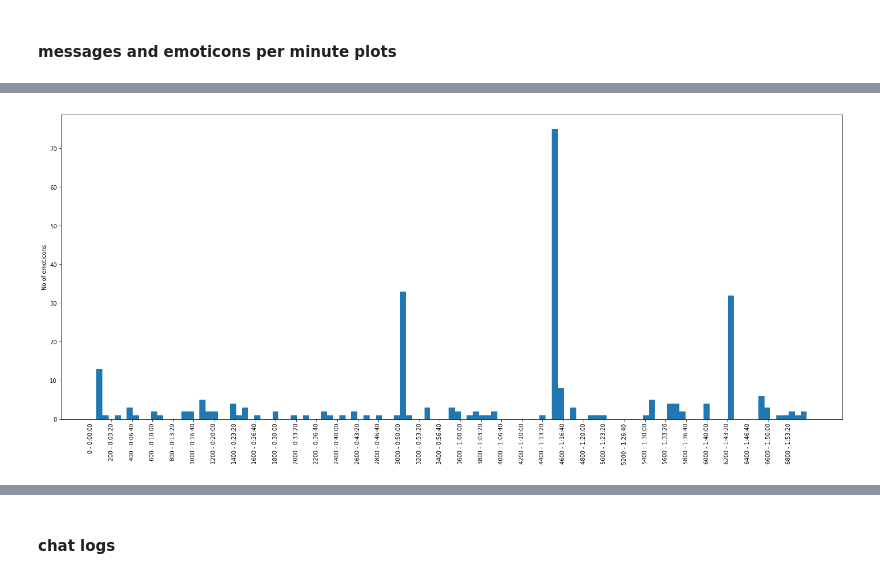
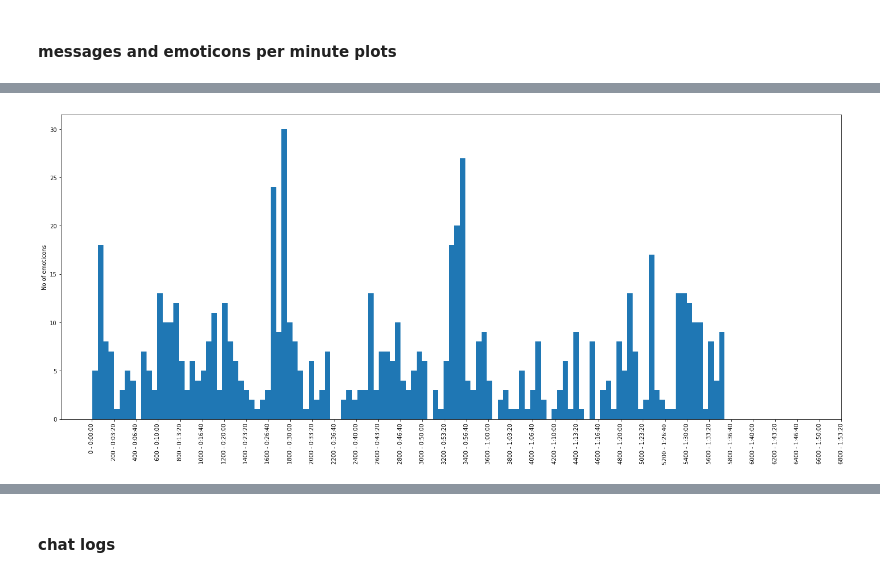
Before and after one commit to missinglinks/twitch-chat-stuff, a Jupyter notebook: Twitch Chat Analysis.ipynb, the cells around one changed output, grey strips where cells are left out. Saved outputs shown, nothing was run; the diff lists cells and outputs as text; code cells hidden in the pictures.

```diff
--- a/Twitch Chat Analysis.ipynb
+++ b/Twitch Chat Analysis.ipynb
@@ -6,7 +6,7 @@ from twitchchat import TwitchChat, timestamp
 # data/169687983.json #enb
 # data/58724950.json #oro
 # %%
-chat = TwitchChat("data/169687983.json")
+chat = TwitchChat("data/58724950.json")
 # %% [markdown]
 #### commenter statistics
 # %%
@@ -52,4 +52,4 @@ chat.plot_messages(0,7000,200)
 # %%
-chat.plot_emoticons(0,7000,200, emote_filter="enbPraise")
+chat.plot_emoticons(0,7000,200)
 # %% [output]
-[figure, old version]
+[figure, new version]
```
Also changed, not shown: parts of 27 cells of this notebook, 1 other file.
